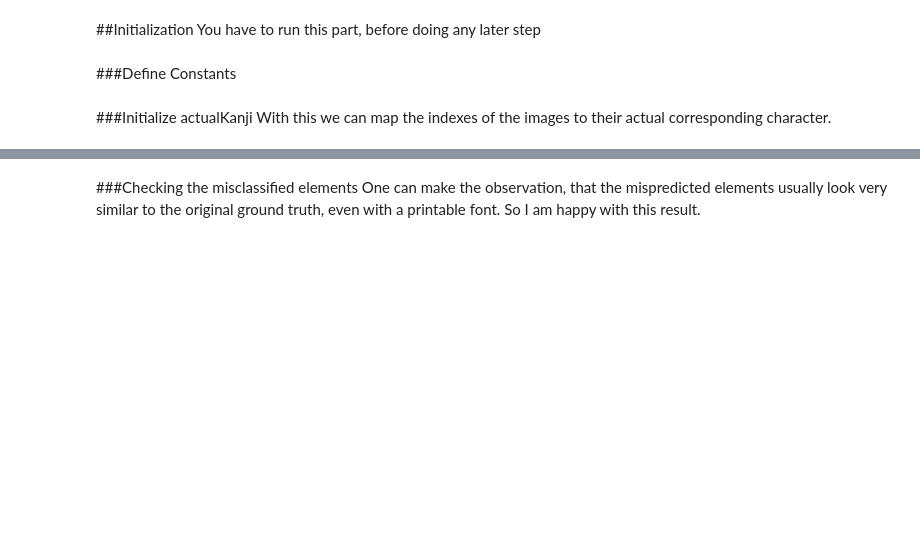
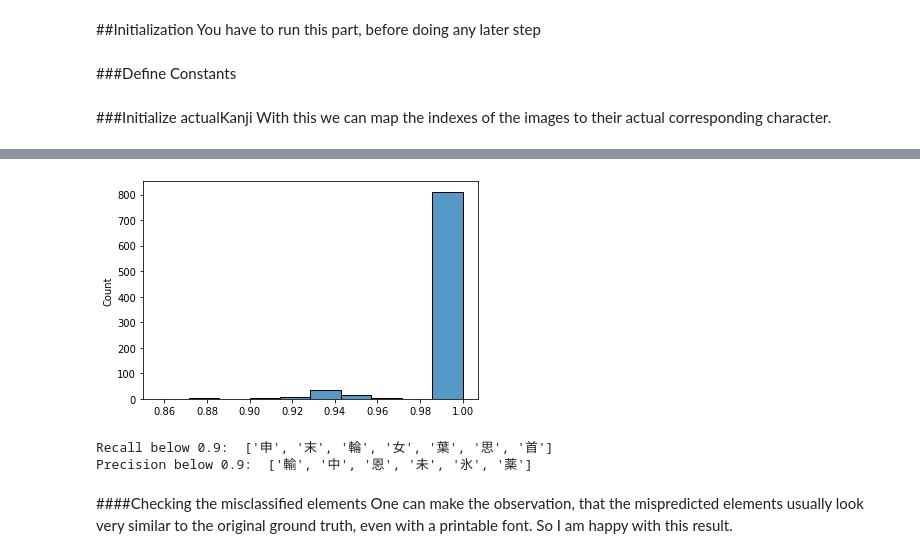
Before and after one commit to zalavari/HandwrittenKanjiRecognition, a Jupyter notebook: Kanji_Recognition.ipynb, the cells around one changed output, grey strips where cells are left out. Drawn from its saved outputs; the diff is of its cells as text; code cells hidden in the pictures; blank space fills up the shorter version.

```diff
--- a/Kanji_Recognition.ipynb
+++ b/Kanji_Recognition.ipynb
@@ -259,5 +297,20 @@ sns.heatmap(conf, vmax=2)
+# %%
+temp = sns.histplot(precisions, bins=10)
+# %% [output]
+[figure, added]
+# %%
+recallLessThan09 = [i for i in range(KanjiPerDataset) if recalls[i]<0.9]
+precisionLessThan09 = [i for i in range(KanjiPerDataset) if precisions[i]<0.9]
+
+bothLessThan09 = [i for i in range(KanjiPerDataset) if (recalls[i]<0.9 and precisions[i]<0.9)]
+
+print("Recall below 0.9: ",[actualKanji[i] for i in recallLessThan09])
+print("Precision below 0.9: ",[actualKanji[i] for i in precisionLessThan09])
+# %% [output]
+Recall below 0.9:  ['申', '末', '輪', '女', '葉', '思', '首']
+Precision below 0.9:  ['輸', '中', '恩', '未', '氷', '薬']
 # %% [markdown]
-###Checking the misclassified elements
+####Checking the misclassified elements
 One can make the observation, that the mispredicted elements usually look very similar to the original ground truth, even with a printable font. So I am happy with this result.
 # %%
 X_test_wrongpreds = X_test[Y_test != preds]
```
Also changed, not shown: parts of 59 cells of this notebook, 6 other files.
